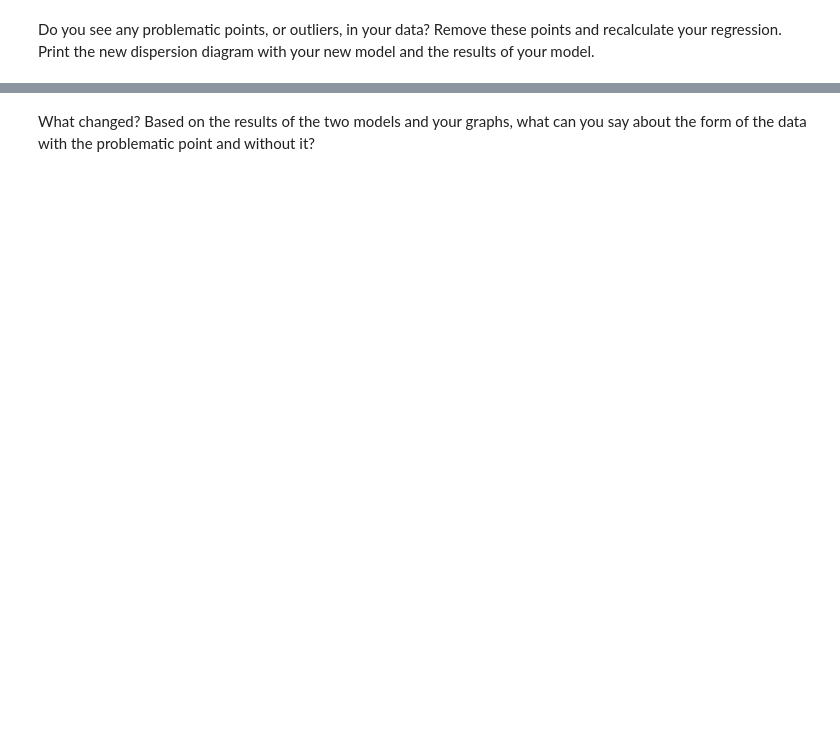
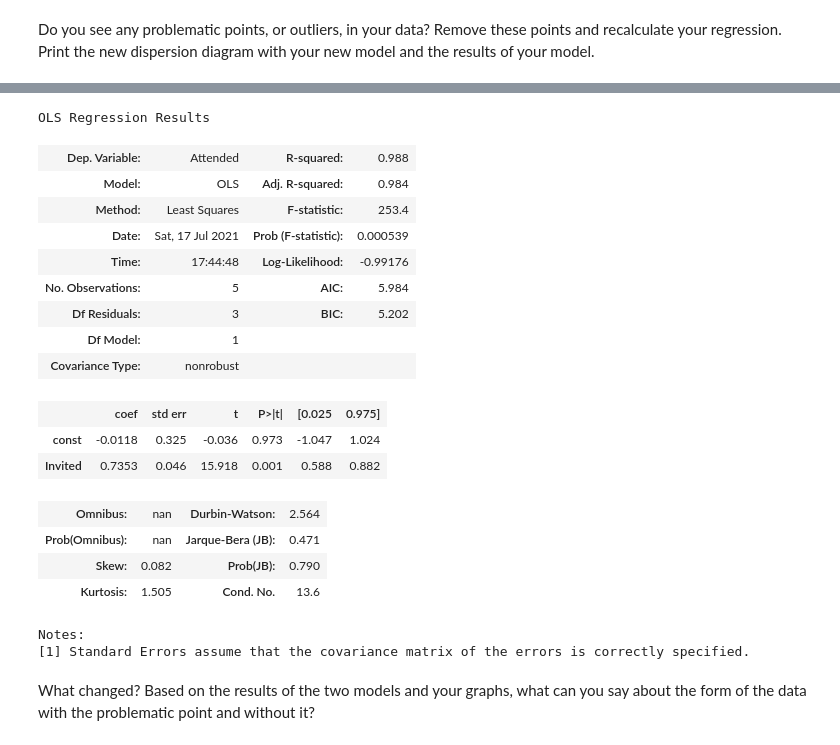
Before and after one commit to EtienneNL/data_analytics202103_module_3, a Jupyter notebook: labs/module_3_labs/Linear-Regression-Analysis/your_code/main.ipynb, the cells around one changed output, grey strips where cells are left out. Cells and saved outputs as stored; diff of their text form; code cells hidden in the pictures; blank space fills up the shorter version.

Commit message:
final commit for lab Linear-Regression-Analysis to repo

```diff
--- a/labs/module_3_labs/Linear-Regression-Analysis/your_code/main.ipynb
+++ b/labs/module_3_labs/Linear-Regression-Analysis/your_code/main.ipynb
@@ -287,2 +297,30 @@ Do you see any problematic points, or outliers, in your data? Remove these point
+# %%
+party_removed_X = party_removed['Invited']
+party_removed_Y = party_removed['Attended']
+party_removed_X = sm.add_constant(party_removed_X)
+model = sm.OLS(party_removed_Y, party_removed_X)
+results = model.fit()
+# %%
+results.summary()
+# %% [output]
+OLS Regression Results
+| Dep. Variable: | Attended | R-squared: | 0.988 |
+| Model: | OLS | Adj. R-squared: | 0.984 |
+| Method: | Least Squares | F-statistic: | 253.4 |
+| Date: | Sat, 17 Jul 2021 | Prob (F-statistic): | 0.000539 |
+| Time: | 17:44:48 | Log-Likelihood: | -0.99176 |
+| No. Observations: | 5 | AIC: | 5.984 |
+| Df Residuals: | 3 | BIC: | 5.202 |
+| Df Model: | 1 |  |  |
+| Covariance Type: | nonrobust |  |  |
+|  | coef | std err | t | P>|t| | [0.025 | 0.975] |
+| const | -0.0118 | 0.325 | -0.036 | 0.973 | -1.047 | 1.024 |
+| Invited | 0.7353 | 0.046 | 15.918 | 0.001 | 0.588 | 0.882 |
+| Omnibus: | nan | Durbin-Watson: | 2.564 |
+| Prob(Omnibus): | nan | Jarque-Bera (JB): | 0.471 |
+| Skew: | 0.082 | Prob(JB): | 0.790 |
+| Kurtosis: | 1.505 | Cond. No. | 13.6 |
+Notes:
+[1] Standard Errors assume that the covariance matrix of the errors is correctly specified.
 # %% [markdown]
 What changed? Based on the results of the two models and your graphs, what can you say about the form of the data with the problematic point and without it?
```
Also changed, not shown: parts of 10 cells of this notebook.
